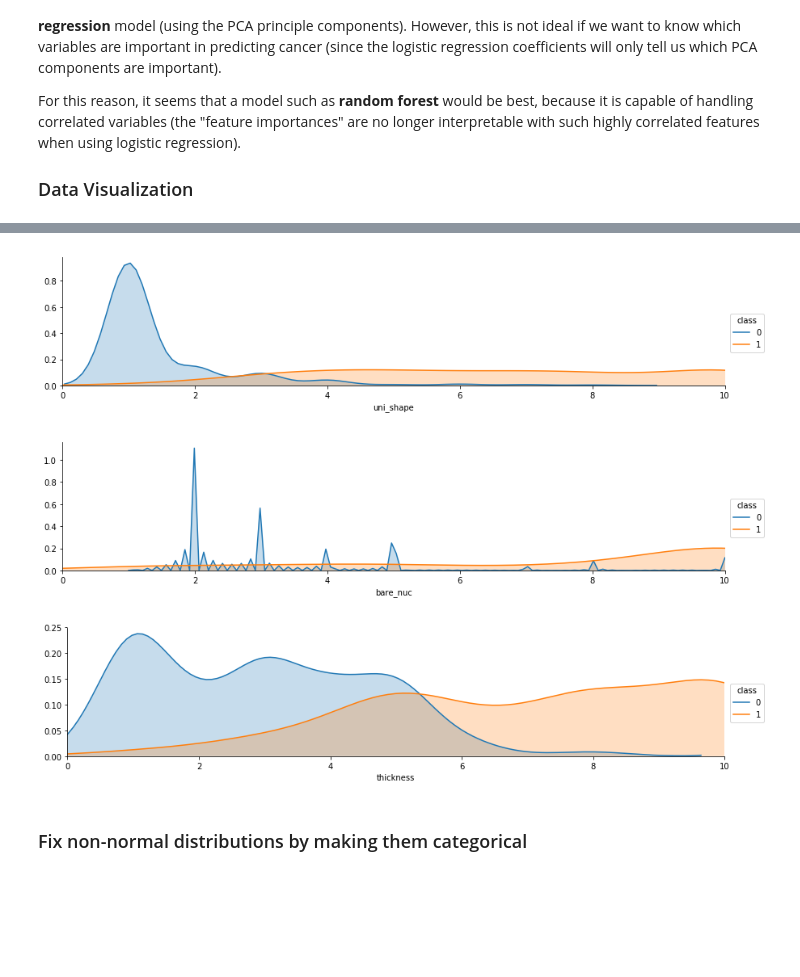
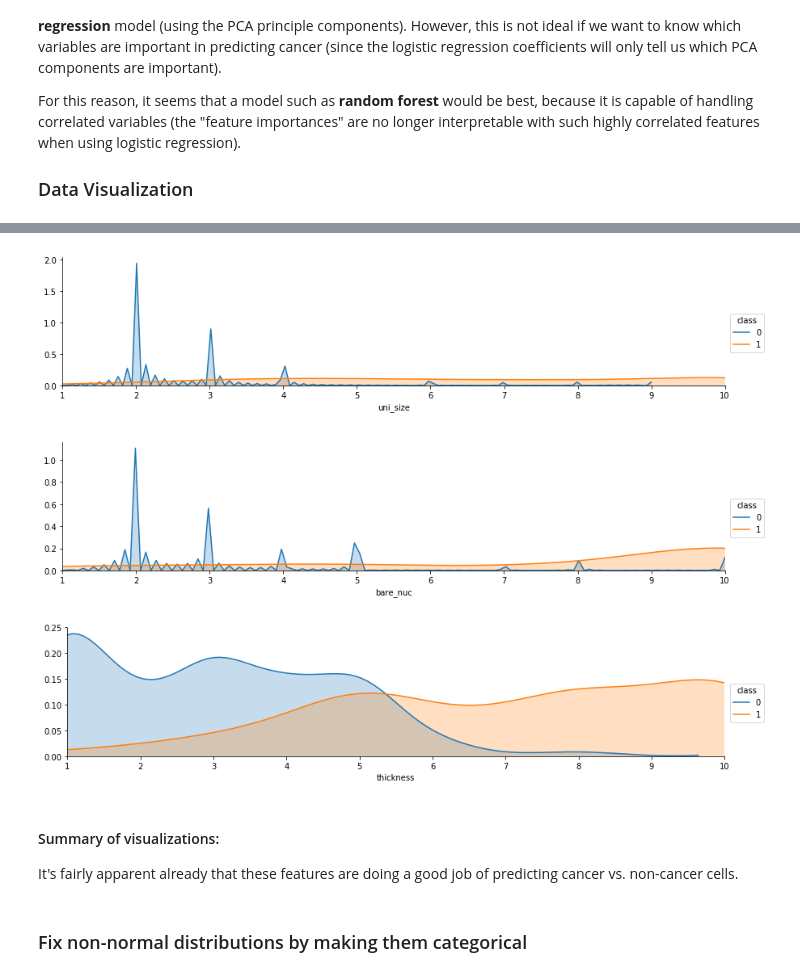
Before and after one commit to MeredithLevsen/Data-Challenges, a Jupyter notebook: InsightDataChallenge_BreastCancer/Levsen_Meredith_DC1_draft.ipynb, the cells around one changed output, grey strips where cells are left out. Saved outputs shown, nothing was run; the diff lists cells and outputs as text; code cells hidden in the pictures; blank space fills up the shorter version.

```diff
--- a/InsightDataChallenge_BreastCancer/Levsen_Meredith_DC1_draft.ipynb
+++ b/InsightDataChallenge_BreastCancer/Levsen_Meredith_DC1_draft.ipynb
@@ -291,5 +287,5 @@ def plot_distribution( df , var , target , **kwargs ):
                           col = col )
     facet.map( sns.kdeplot , var , shade= True )
         # kdeplot = kernel density estimate
-    facet.set( xlim=( 0 , df[ var ].max() ) )
+    facet.set( xlim=( 1 , df[ var ].max() ) )
     facet.add_legend()
@@ -296,15 +302,18 @@ def plot_distribution( df , var , target , **kwargs ):
 # %%
-plot_distribution(df_train, var='uni_shape', target='class')
+plot_distribution(df_train, var='uni_size', target='class')
 # %% [output]
-[figure, old version]
+[figure, new version]
 # %%
 plot_distribution(df_train, var='bare_nuc', target='class')
 # %% [output]
-[figure, old version]
+[figure, new version]
 # %%
 plot_distribution(df_train, var='thickness', target='class')
 # %% [output]
-[figure, old version]
+[figure, new version]
+# %% [markdown]
+#### Summary of visualizations:
+It's fairly apparent already that these features are doing a good job of predicting cancer vs. non-cancer cells.
 # %% [markdown]
 ### Fix non-normal distributions by making them categorical
 # %%
```
Also changed, not shown: parts of 4 cells of this notebook.
